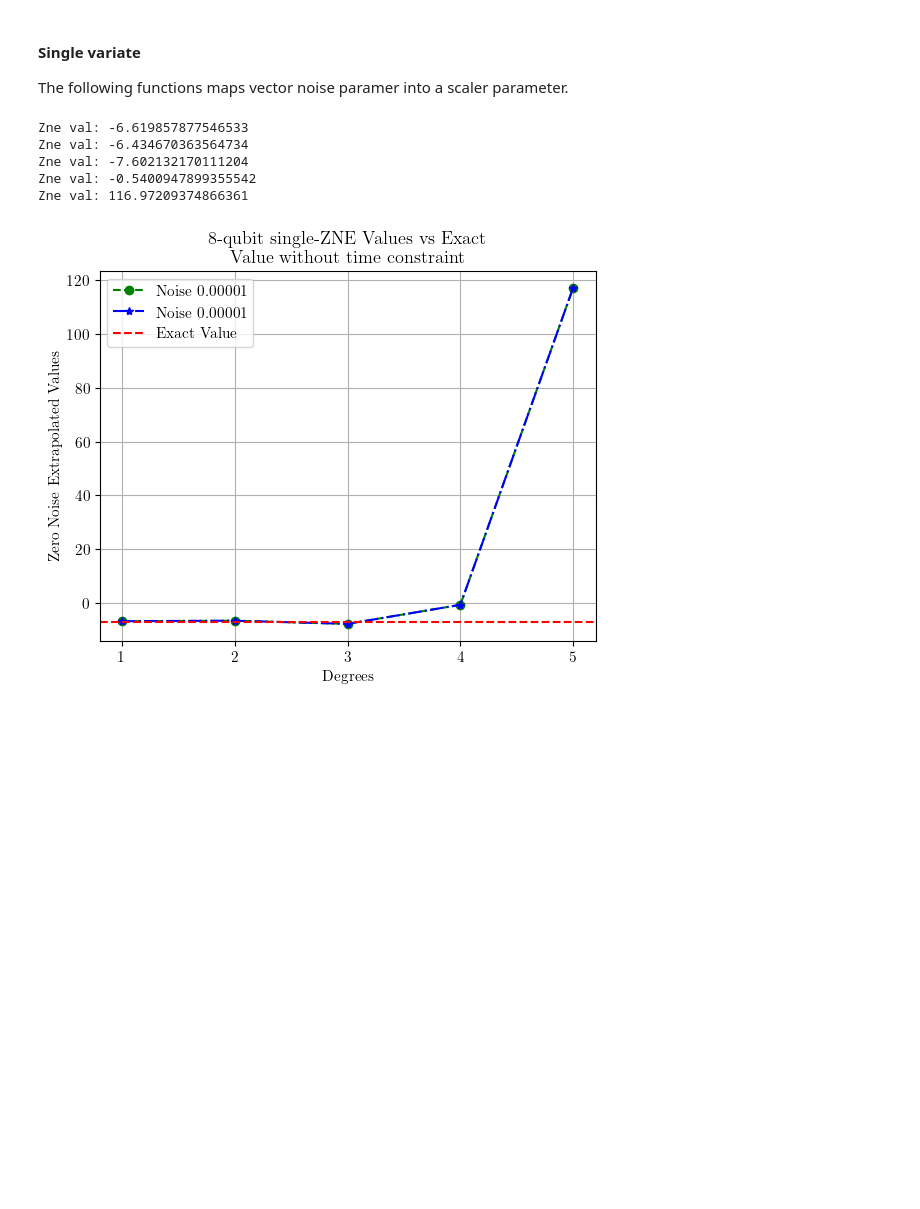
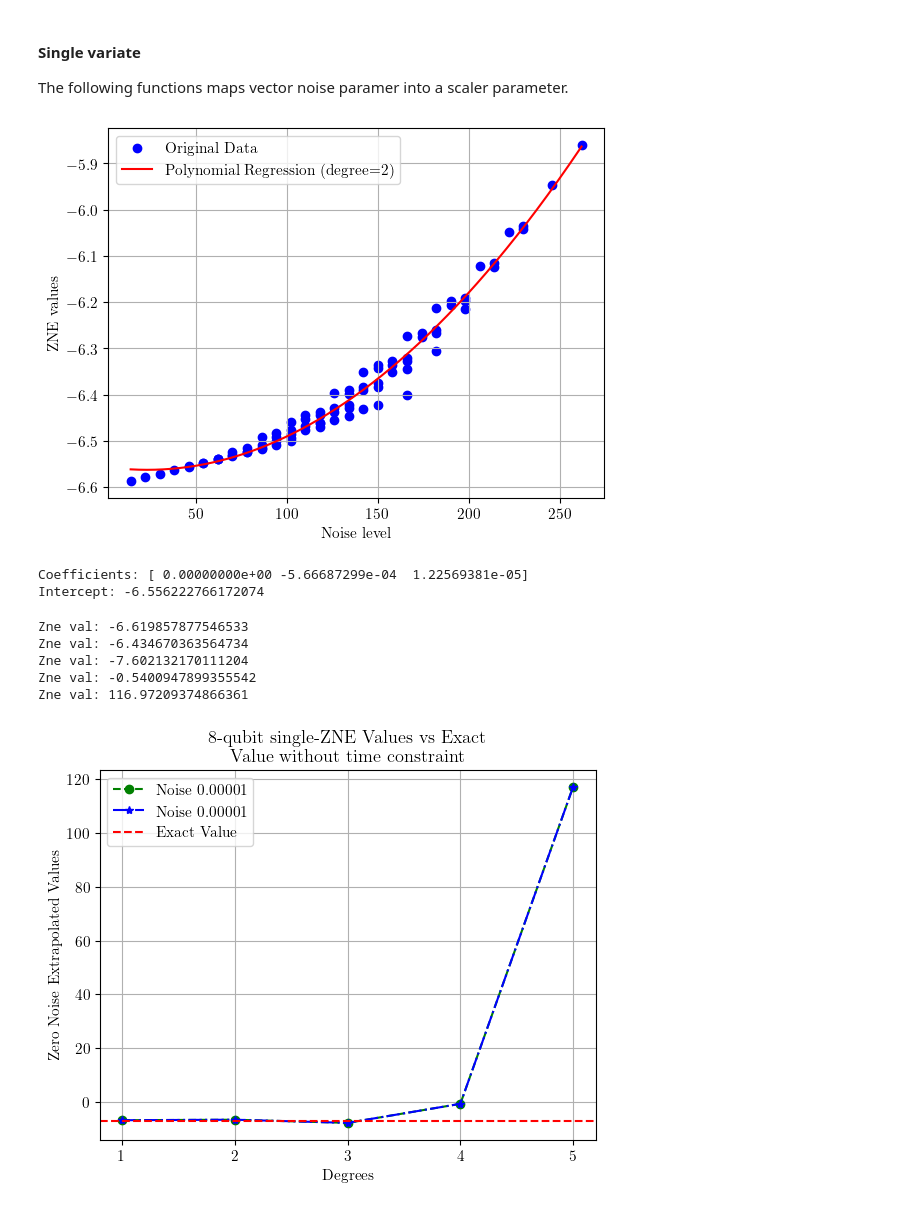
Before and after one commit to arijit-ship/indirect-zne, a Jupyter notebook: notebook/ErrorMitigation_ZNE.ipynb, the cells around one changed output. Saved outputs shown, nothing was run; the diff lists cells and outputs as text; code cells hidden in the pictures; blank space fills up the shorter version.

```diff
--- a/notebook/ErrorMitigation_ZNE.ipynb
+++ b/notebook/ErrorMitigation_ZNE.ipynb
@@ -584,6 +589,48 @@ def get_single_noise_val(nqubits: int, noise_param: List[Tuple[int, int, int, fl
         noise_level = nR + (nqubits*nT) + (nY*2) + 2
         result.append((noise_level, E))
     return result
+# %%
+# Example data
+data = get_single_noise_val(nqubits = 8, noise_param = data_Q8N1)
+
+
+noise_val = np.array([point[0] for point in data]).reshape(-1, 1)
+energy_val = np.array([point[1] for point in data])
+
+def regression(data : List[Tuple[]]) ->
+
+# Degree of the polynomial
+degree = 2  # Replace with the desired degree
+
+# Transform the features to polynomial features
+poly_features = PolynomialFeatures(degree=degree)
+x_poly = poly_features.fit_transform(x)
+
+# Fit the polynomial regression model
+model = LinearRegression()
+model.fit(x_poly, y)
+
+# Predict using the polynomial model
+x_range = np.linspace(min(x), max(x), 500).reshape(-1, 1)  # For smooth curve
+x_poly_range = poly_features.transform(x_range)
+y_poly_pred = model.predict(x_poly_range)
+
+# Visualize the results
+plt.scatter(x, y, color='blue', label='Original Data')
+plt.plot(x_range, y_poly_pred, color='red', label=f'Polynomial Regression (degree={degree})')
+plt.xlabel('Noise level')
+plt.ylabel('ZNE values')
+plt.legend()
+plt.grid(True)
+plt.show()
+
+# Print model coefficients
+print("Coefficients:", model.coef_)
+print("Intercept:", model.intercept_)
+# %% [output]
+[figure, added]
+Coefficients: [ 0.00000000e+00 -5.66687299e-04  1.22569381e-05]
+Intercept: -6.556222766172074
 # %%
 data_Q8N1_single = get_single_noise_val(nqubits = 8, noise_param = data_Q8N1)
 
```
Also changed, not shown: parts of 5 cells of this notebook.
